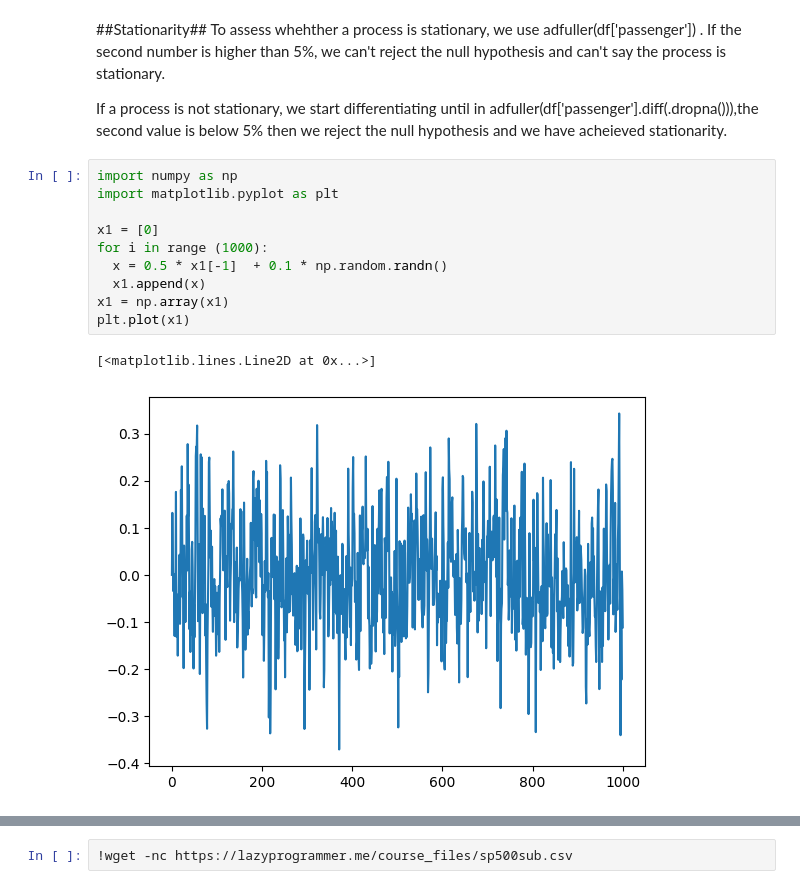
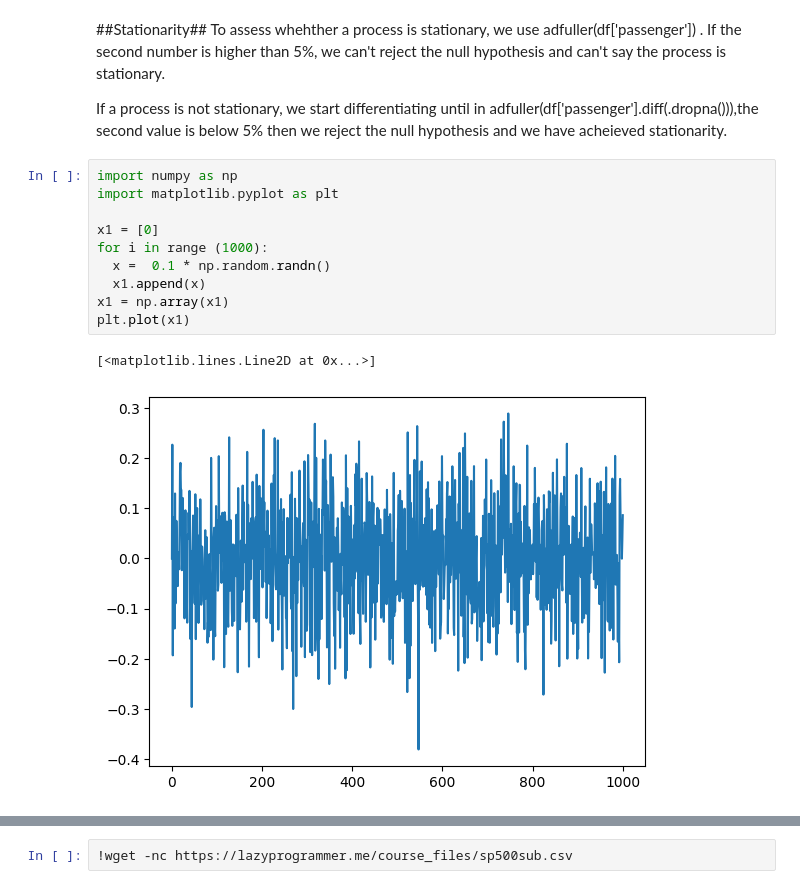
Before and after one commit to babakkeshavarz/time_series, a Jupyter notebook: ARIMA_Template.ipynb, the cells around one changed output, grey strips where cells are left out. Drawn from its saved outputs; the diff is of its cells as text.

```diff
--- a/ARIMA_Template.ipynb
+++ b/ARIMA_Template.ipynb
@@ -16,13 +19,13 @@ If a process is not stationary, we start differentiating until in adfuller(df['p
 # %%
 import numpy as np
 import matplotlib.pyplot as plt
 
 x1 = [0]
 for i in range (1000):
-  x = 0.5 * x1[-1]  + 0.1 * np.random.randn()
+  x =  0.1 * np.random.randn()
   x1.append(x)
 x1 = np.array(x1)
 plt.plot(x1)
 # %% [output]
 [<matplotlib.lines.Line2D at 0x...>]
-[figure, old version]
+[figure, new version]
```
Also changed, not shown: parts of 3 cells of this notebook.
